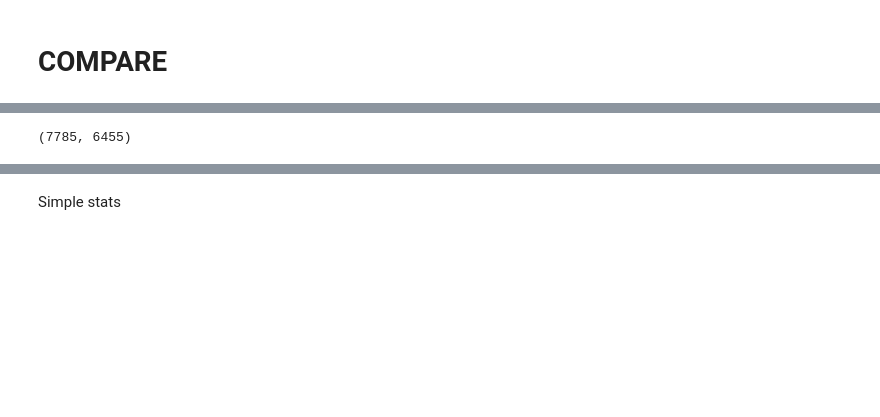
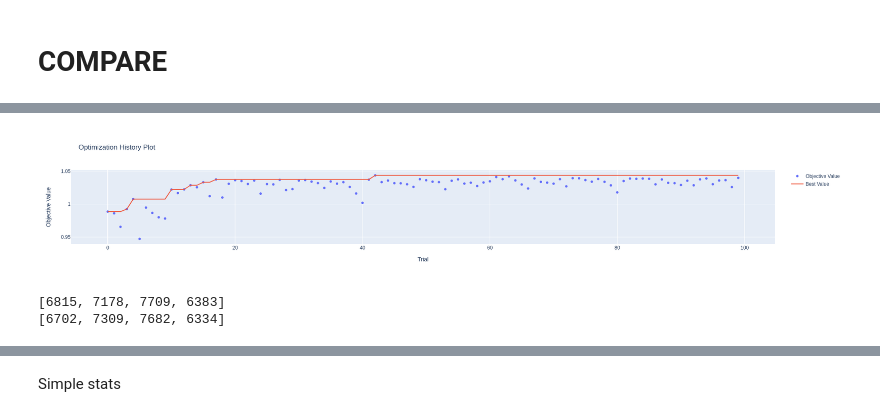
Before and after one commit to majsterkovic/iswd-project-3, a Jupyter notebook: comparator/comparator.ipynb, the cells around one changed output, grey strips where cells are left out. Drawn from its saved outputs; the diff is of its cells as text; code cells hidden in the pictures; blank space fills up the shorter version.

```diff
--- a/comparator/comparator.ipynb
+++ b/comparator/comparator.ipynb
@@ -251,5 +322,9 @@ study.optimize(objective, n_trials=100) # ~10min -> dla 2 walk
 
 best_params = study.best_params
 best_score = study.best_value
+# %%
+optuna.visualization.plot_optimization_history(study)
+# %% [output]
+[figure, added]
 # %%
 best_params['name']=''
@@ -256,9 +331,0 @@ best_params['name']=''
-# %%
-simple = SimplePlayer
-golab = GolabUladzislau
-player = Hybiak
-result1 = comparePlayers(player, simple, **best_params)
-result2 = comparePlayers(player, golab, **best_params)
-result1[0][0], result2[0][0]
-# %% [output]
-(7785, 6455)
@@ -264,0 +343,6 @@ result1[0][0], result2[0][0]
+# %%
+check_for_params(initial_params)
+check_for_params(best_params)
+# %% [output]
+[6815, 7178, 7709, 6383]
+[6702, 7309, 7682, 6334]
```
Also changed, not shown: parts of 22 cells of this notebook, 2 other files.
